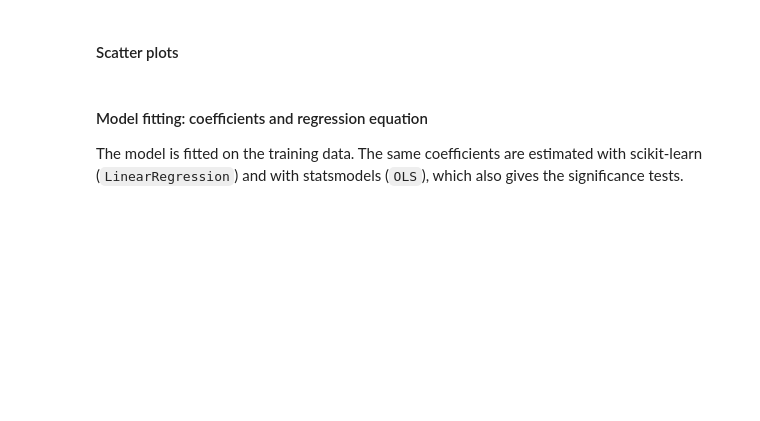
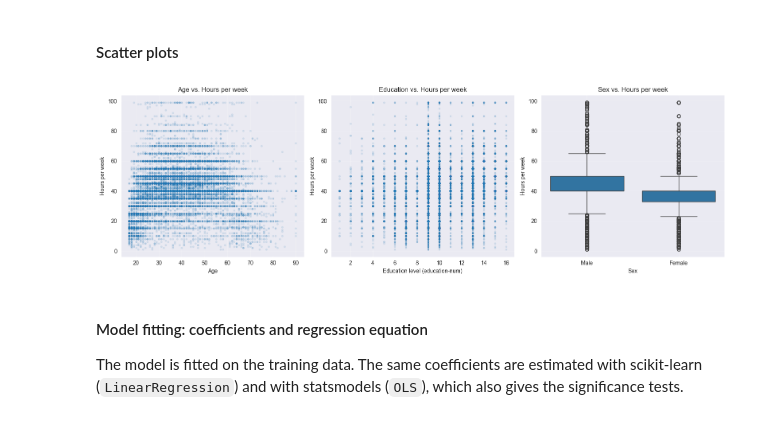
Before and after one commit to marizxv/t4e_DataScience_school, a Jupyter notebook: scripts/Regression_analysis.ipynb, the cells around one changed output. Cells and saved outputs as stored; diff of their text form; code cells hidden in the pictures; blank space fills up the shorter version.

```diff
--- a/scripts/Regression_analysis.ipynb
+++ b/scripts/Regression_analysis.ipynb
@@ -55,14 +57,9 @@ The data was cleaned and encoded in the descriptive statistics notebook and save
 # %%
-train = pd.read_csv("C:/Users/gabij/OneDrive/Desktop/processed_data/train_encoded.csv")
-test = pd.read_csv("C:/Users/gabij/OneDrive/Desktop/processed_data/test_encoded.csv")
+train = pd.read_csv("cleaned_data/train_encoded.csv")
+test = pd.read_csv("cleaned_data/test_encoded.csv")
 
-# Safety checks: remove an index column (if saved with the index) and any leftover helper column
-extra_columns = [c for c in train.columns if c.startswith("Unnamed") or c == "education_te"]
-train = train.drop(columns=extra_columns)
-test = test.drop(columns=extra_columns, errors="ignore")
-
-print("Training shape:", train.shape)   # expected about (30162, 42): 41 predictors + income
-print("Test shape:    ", test.shape)    # expected about (15060, 42)
+print("Training shape:", train.shape)   # expected (30139, 43): 42 predictors + income
+print("Test shape:    ", test.shape)    # expected (15055, 43)
 print("Missing values (train):", train.isna().sum().sum())
 print("Missing values (test): ", test.isna().sum().sum())
 print("Income values:", sorted(train["income"].unique().tolist()))
@@ -117,14 +90,13 @@ Variables:
 # %% [markdown]
 #### Prepare the data and display summary statistics
 # %%
-linear_predictors = ["age", "education_num", "gender_male"]
-linear_target = "hours_per_week"
+linear_predictors = ["age", "education-num", "sex"]
+linear_target = "hours-per-week"
 
 def prepare_linear_data(data):
-    # In the encoded data, gender is already 1 = Male, 0 = Female
-    prepared = data[["age", "education_num", "gender", "hours_per_week"]].copy()
-    prepared = prepared.rename(columns={"gender": "gender_male"})
-    return prepared[linear_predictors + [linear_target]]
+    # In the encoded data, sex is already 1 = Male, 0 = Female
+    prepared = data[linear_predictors + [linear_target]].copy()
+    return prepared
 
 linear_train = prepare_linear_data(train)
 linear_test = prepare_linear_data(test)
@@ -194,30 +196,32 @@ display(correlation_significance)
 # %%
 fig, axes = plt.subplots(1, 3, figsize=(16, 5))
 
-axes[0].scatter(linear_train["age"], linear_train["hours_per_week"], alpha=0.1, s=8)
+axes[0].scatter(linear_train["age"], linear_train["hours-per-week"], alpha=0.1, s=8)
 axes[0].set_xlabel("Age")
 axes[0].set_ylabel("Hours per week")
 axes[0].set_title("Age vs. Hours per week")
 
-axes[1].scatter(linear_train["education_num"], linear_train["hours_per_week"], alpha=0.1, s=8)
-axes[1].set_xlabel("Years of education")
+axes[1].scatter(linear_train["education-num"], linear_train["hours-per-week"], alpha=0.1, s=8)
+axes[1].set_xlabel("Education level (education-num)")
 axes[1].set_ylabel("Hours per week")
 axes[1].set_title("Education vs. Hours per week")
 
 sns.boxplot(
-    x=linear_train["gender_male"].map({0: "Female", 1: "Male"}),
-    y=linear_train["hours_per_week"],
+    x=linear_train["sex"].map({0: "Female", 1: "Male"}),
+    y=linear_train["hours-per-week"],
     ax=axes[2]
 )
-axes[2].set_xlabel("Gender")
+axes[2].set_xlabel("Sex")
 axes[2].set_ylabel("Hours per week")
-axes[2].set_title("Gender vs. Hours per week")
+axes[2].set_title("Sex vs. Hours per week")
 
 for ax in axes:
     ax.grid(True, alpha=0.3)
 
 plt.tight_layout()
 plt.show()
+# %% [output]
+[figure, added]
 # %% [markdown]
 #### Model fitting: coefficients and regression equation
 
```
Also changed, not shown: parts of 28 cells of this notebook, 1 other file.
